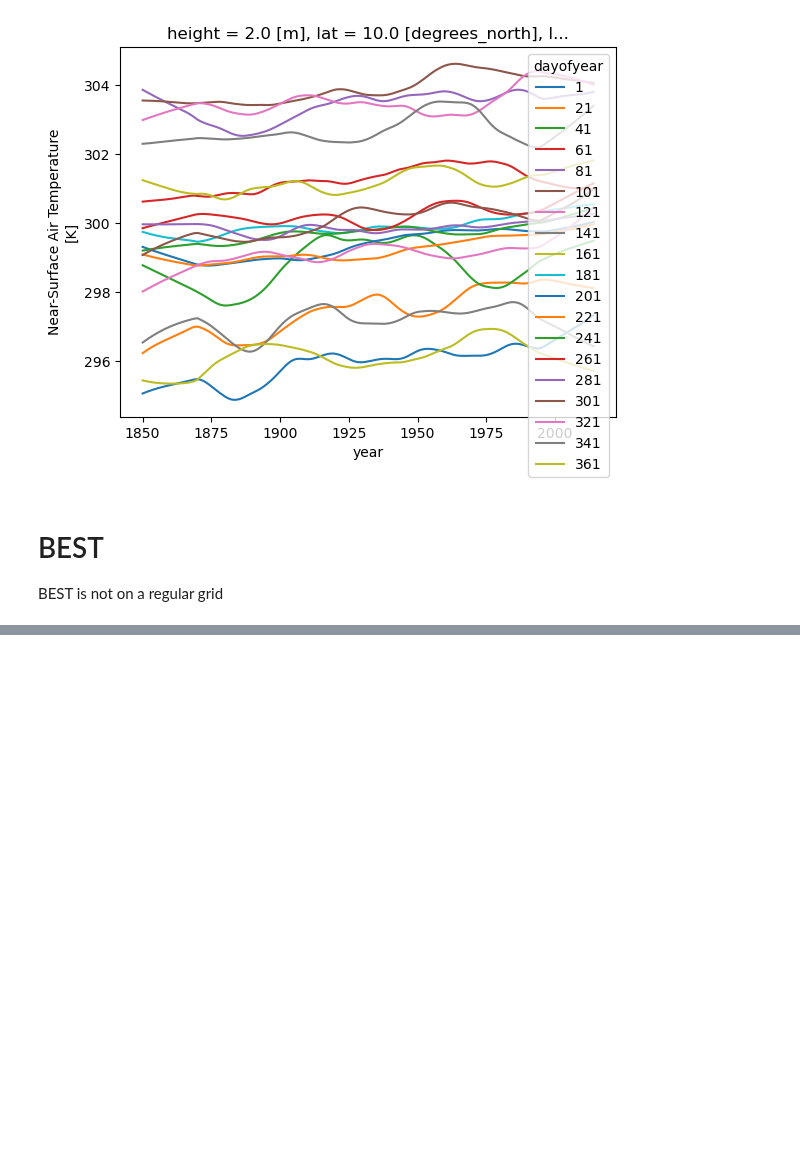
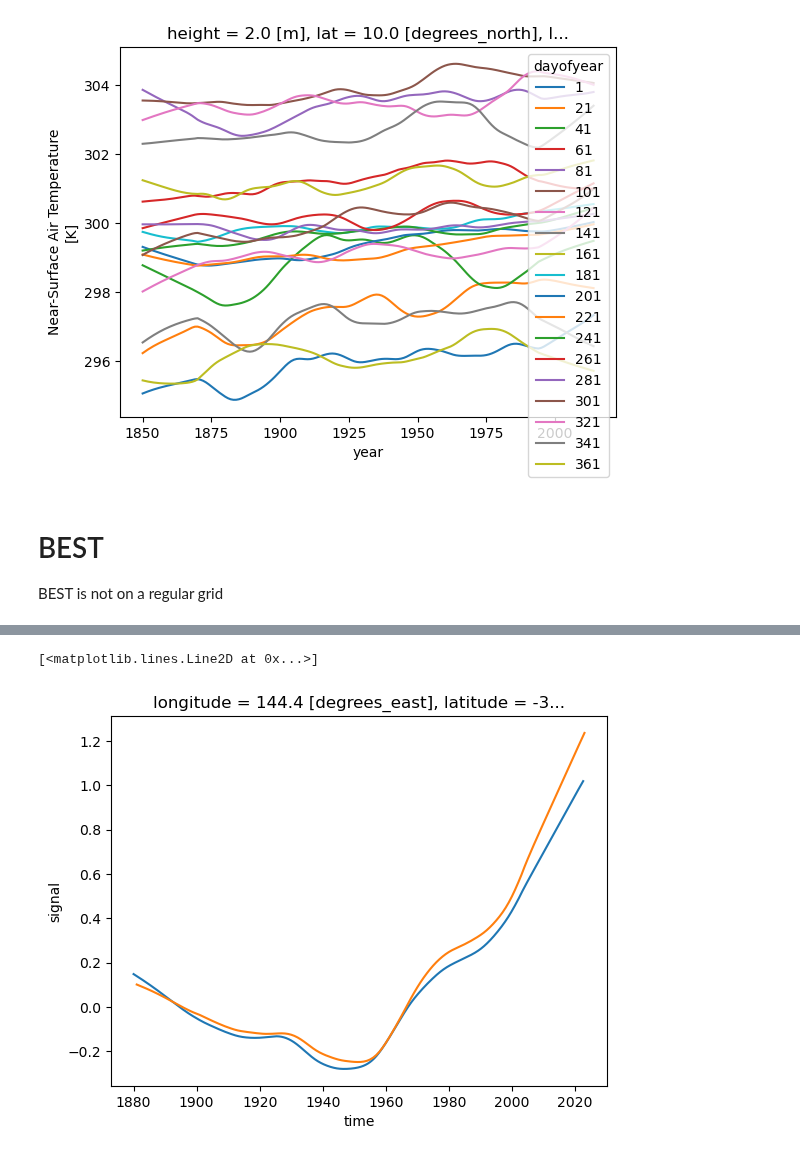
Before and after one commit to alexborowiak/time_of_emergene_drafts, a Jupyter notebook: toplevel_notebooks/07_daily_data.ipynb, the cells around one changed output, grey strips where cells are left out. Cells and saved outputs as stored; diff of their text form; code cells hidden in the pictures; blank space fills up the shorter version.

```diff
--- a/toplevel_notebooks/07_daily_data.ipynb
+++ b/toplevel_notebooks/07_daily_data.ipynb
@@ -484,0 +1445,21 @@ During handling of the above excep
+# %%
+# Left column: raw
+daily_ts = daily_ds
+resolutions_raw = aggregate_resolutions_raw(daily_ts)
+
+windows_raw = [41, 41 * 4, 41 * 12, 41 * 365]
+window_dict_raw = dict(zip(list(resolutions_raw.keys()), windows_raw))
+
+sn_raw = {}
+for key, ts in resolutions_raw.items():
+    print(f'Raw {key}...')
+    sn_raw[key] = compute_sn_raw(ts, BASE_START, BASE_END, window=window_dict_raw[key])
+
+# Right column: like-for-like
+print('Building like-for-like aggregations...')
+resolutions_lfl = aggregate_resolutions_likeforlike(daily_ts)
+
+sn_lfl = {}
+for key, series_list in resolutions_lfl.items():
+    print(f'Like-for-like {key} ({len(series_list)} series)...')
+    sn_lfl[key] = compute_sn_likeforlike(series_list, BASE_START, BASE_END)
@@ -484,0 +1710,7 @@ During handling of the above excep
+# %%
+# resolutions['daily'].plot()
+sn_results['daily'].signal.plot()
+sn_results['annual'].signal.plot()
+# %% [output]
+[<matplotlib.lines.Line2D at 0x...>]
+[figure, added]
```
Also changed, not shown: parts of 51 cells of this notebook, 19 other files.
